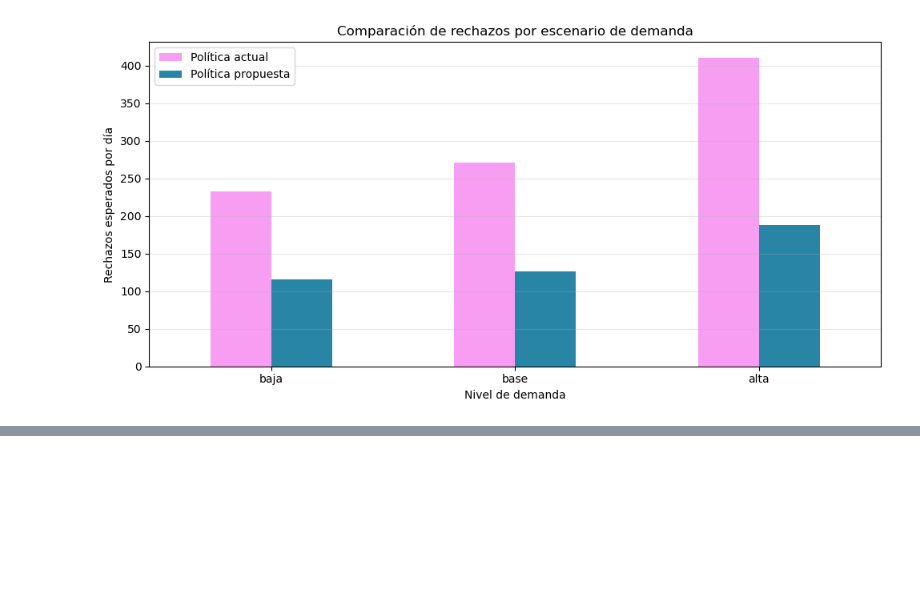
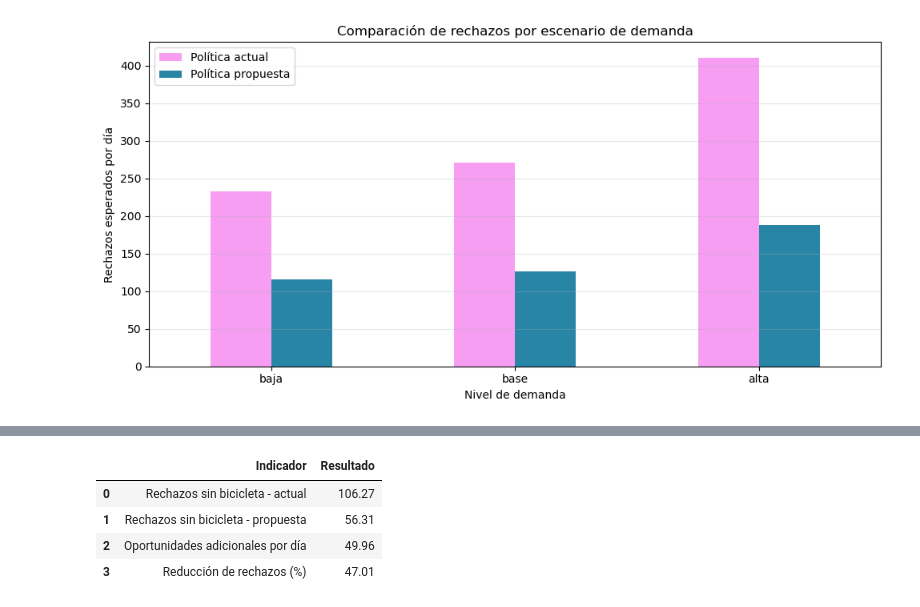
Before and after one commit to roquemorales22u/ECOBICI---STOCHASTIC---OPTIMIZATION, a Jupyter notebook: impacto_ambiental.ipynb, the cells around one changed output, grey strips where cells are left out. Drawn from its saved outputs; the diff is of its cells as text; code cells hidden in the pictures; blank space fills up the shorter version.

```diff
--- a/impacto_ambiental.ipynb
+++ b/impacto_ambiental.ipynb
@@ -326,0 +384,39 @@ plt.show()
+# %%
+rechazos_bici_actual = resumen_rechazos.loc[
+    "actual", "sin bici"
+]
+
+rechazos_bici_propuesta = resumen_rechazos.loc[
+    "propuesta", "sin bici"
+]
+
+viajes_potenciales = (
+    rechazos_bici_actual - rechazos_bici_propuesta
+)
+
+reduccion_rechazos_bici = (
+    viajes_potenciales / rechazos_bici_actual * 100
+)
+
+resumen_viajes = pd.DataFrame({
+    "Indicador": [
+        "Rechazos sin bicicleta - actual",
+        "Rechazos sin bicicleta - propuesta",
+        "Oportunidades adicionales por día",
+        "Reducción de rechazos (%)"
+    ],
+    "Resultado": [
+        rechazos_bici_actual,
+        rechazos_bici_propuesta,
+        viajes_potenciales,
+        reduccion_rechazos_bici
+    ]
+})
+
+display(resumen_viajes.round(2))
+# %% [output]
+|  | Indicador | Resultado |
+| 0 | Rechazos sin bicicleta - actual | 106.27 |
+| 1 | Rechazos sin bicicleta - propuesta | 56.31 |
+| 2 | Oportunidades adicionales por día | 49.96 |
+| 3 | Reducción de rechazos (%) | 47.01 |
```
Also changed, not shown: parts of 12 cells of this notebook, 1 other file.
